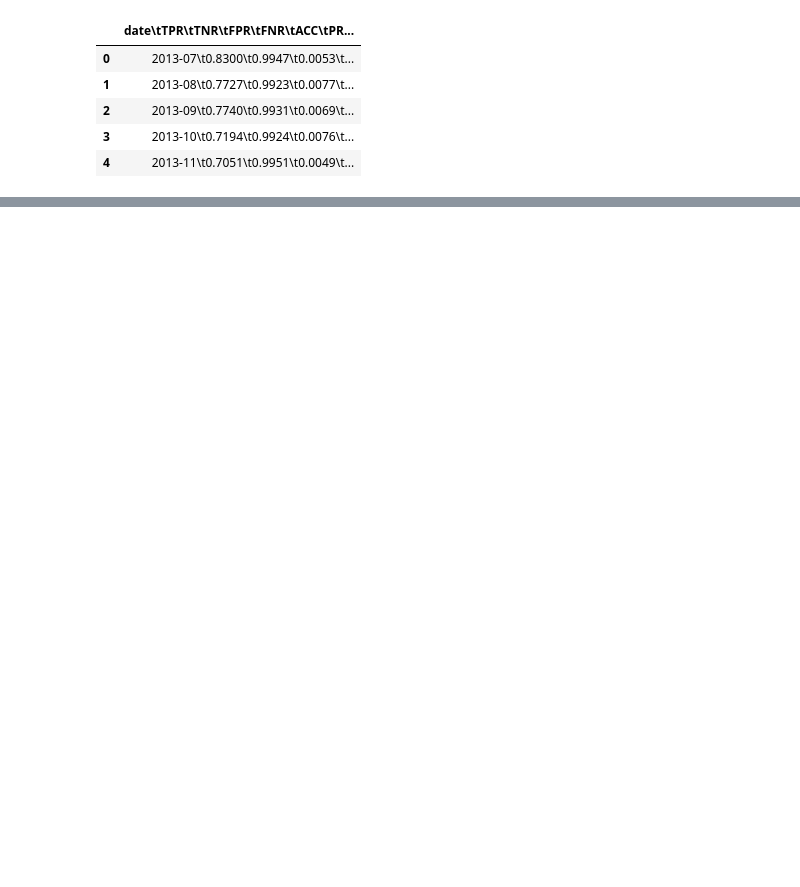
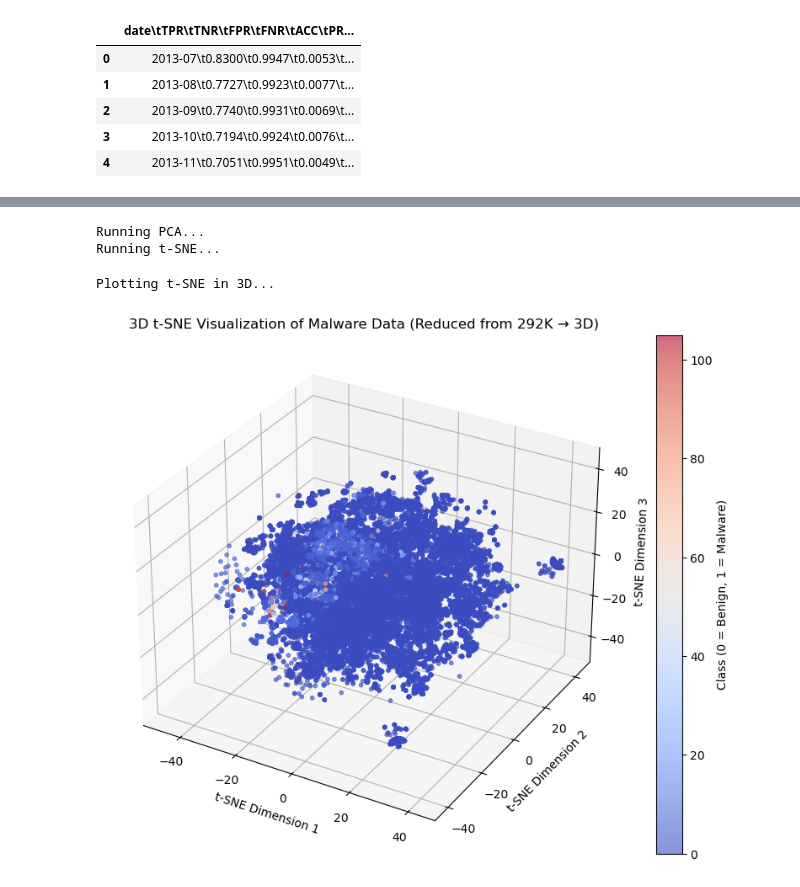
Before and after one commit to IQSeC-Lab/CITADEL, a Jupyter notebook: analyzer.ipynb, the cells around one changed output, grey strips where cells are left out. Drawn from its saved outputs; the diff is of its cells as text; code cells hidden in the pictures; blank space fills up the shorter version.

```diff
--- a/analyzer.ipynb
+++ b/analyzer.ipynb
@@ -180,0 +179,40 @@ Emergency shutdown tests must be conducted quar... & Emergency shutdown tests sh
+# %%
+import numpy as np
+import matplotlib.pyplot as plt
+from sklearn.decomposition import PCA
+from sklearn.manifold import TSNE
+
+# Assuming you have loaded these already
+X = np.load("/home/ihossain/ISMAIL/Datasets/data/gen_apigraph_drebin/2012-01to2012-12_selected.npz")['X_train']
+y = np.load("/home/ihossain/ISMAIL/Datasets/data/gen_apigraph_drebin/2012-01to2012-12_selected.npz")['y_train']
+# %%
+
+# Step 1: Apply PCA to reduce dimensions to 50 first
+print("Running PCA...")
+pca = PCA(n_components=50, random_state=42)
+X_pca = pca.fit_transform(X)
+
+# Step 2: Apply t-SNE to reduce to 2D
+print("Running t-SNE...")
+tsne = TSNE(n_components=3, perplexity=30, n_iter=1000, random_state=42)
+X_tsne = tsne.fit_transform(X_pca)
+# %% [output]
+Running PCA...
+Running t-SNE...
+# %%
+from mpl_toolkits.mplot3d import Axes3D
+
+# Step 3: Plot in 3D
+print("Plotting t-SNE in 3D...")
+fig = plt.figure(figsize=(10, 8))
+ax = fig.add_subplot(111, projection='3d')
+scatter = ax.scatter(X_tsne[:, 1], X_tsne[:, 2], X_tsne[:, 0], c=y, cmap='coolwarm', alpha=0.6, s=10)
+fig.colorbar(scatter, ax=ax, label='Class (0 = Benign, 1 = Malware)')
+ax.set_title("3D t-SNE Visualization of Malware Data (Reduced from 292K → 3D)")
+ax.set_xlabel("t-SNE Dimension 1")
+ax.set_ylabel("t-SNE Dimension 2")
+ax.set_zlabel("t-SNE Dimension 3")
+plt.show()
+# %% [output]
+Plotting t-SNE in 3D...
+[figure, added]
```
Also changed, not shown: parts of 6 cells of this notebook, 7 other files.
